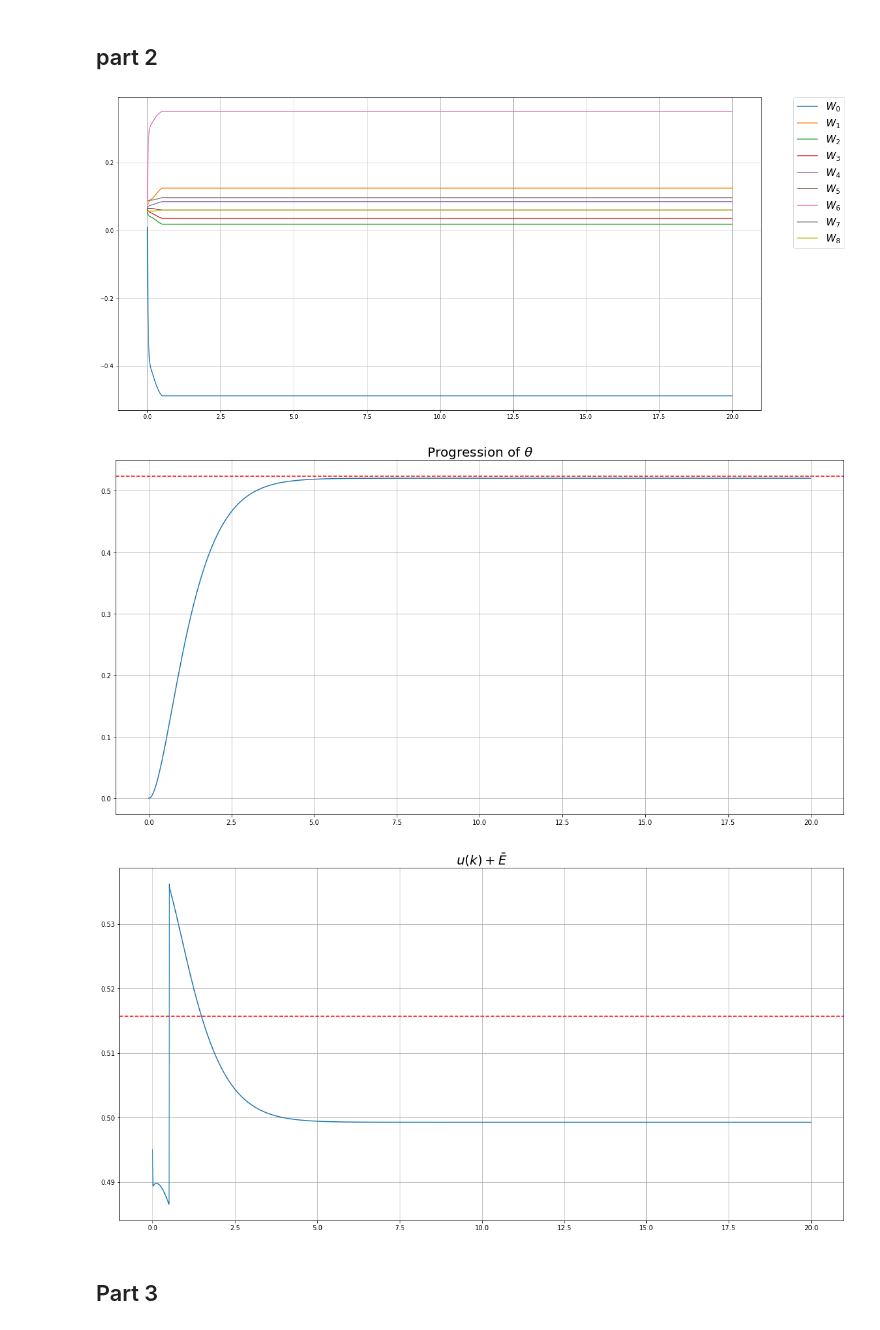
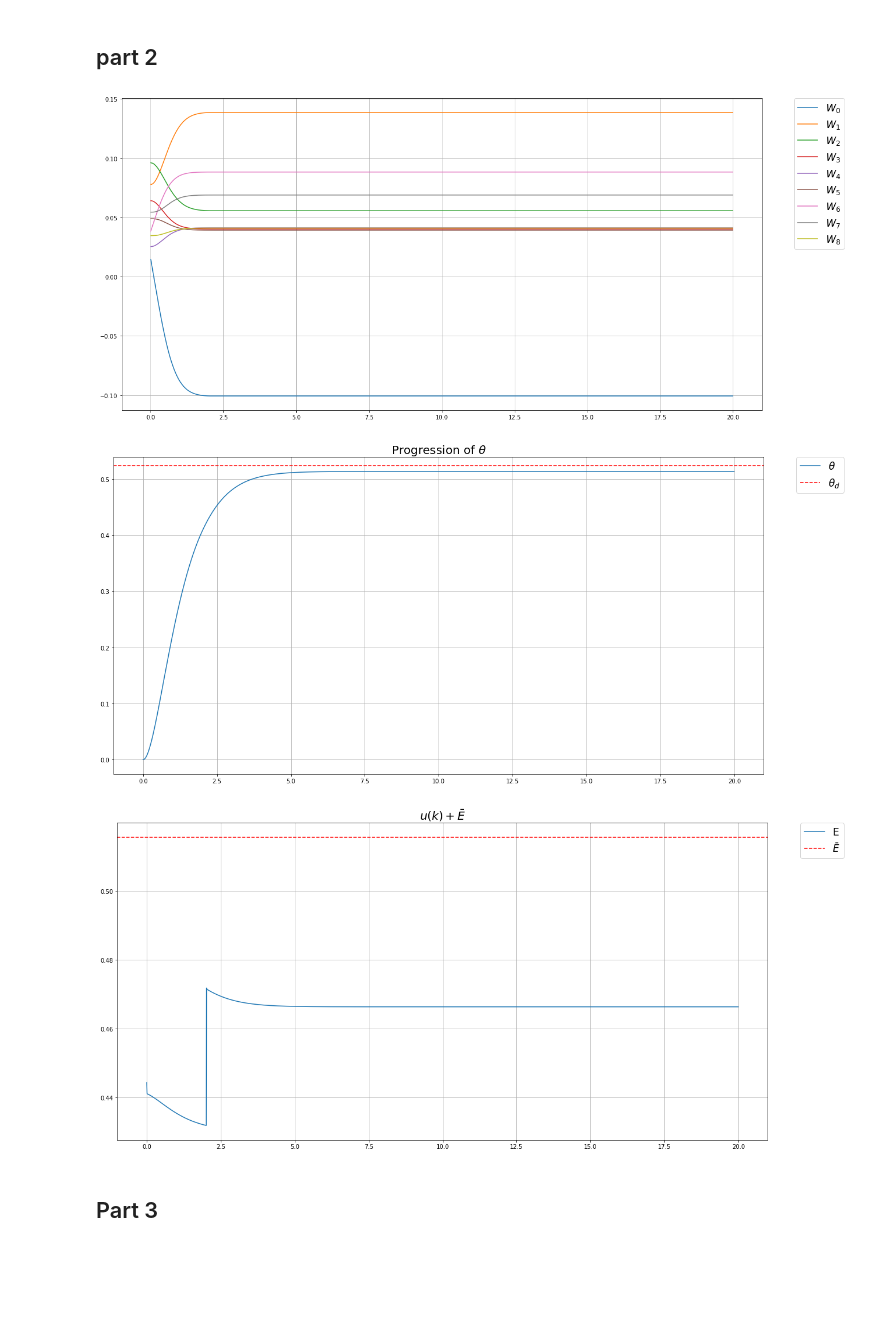
Before and after one commit to cplan082-tech/Adaptive_Control, a Jupyter notebook: assignments/final/Plante_Clive_final.ipynb, the cells around one changed output. Cells and saved outputs as stored; diff of their text form; code cells hidden in the pictures; blank space fills up the shorter version.

```diff
--- a/assignments/final/Plante_Clive_final.ipynb
+++ b/assignments/final/Plante_Clive_final.ipynb
@@ -131,11 +105,47 @@ def ploting(Weights, xk, lst_u, t, NL):
+# %%
+def ploting(Weights, xk, lst_u, t, NL, legend):
+
+    for j in range(NL):
+        plt.plot(t, [float((Weights[i][j]).reshape(())) for i in range(len(Weights))])
+
+
+    plt.grid()
+    plt.legend(bbox_to_anchor=(1.05, 1),
+                   loc=2,
+                   borderaxespad=0,
+                   labels=[f"${legend}_{i}$" for i in range(NL)],
+                   fontsize='xx-large')
+    plt.show()
+
+    theta = [(float(xk[i][0]) + theta_d_val) for i in range(len(xk))]
+    plt.grid()
+    plt.plot(t, theta)
+    plt.axhline(y=theta_d_val, color='r', linestyle='--')
+    plt.title("Progression of $\\theta$", fontsize=20)
+    plt.legend(bbox_to_anchor=(1.05, 1),
+                   loc=2,
+                   borderaxespad=0,
+                   labels=["$\\theta$", "$\\theta_d$"],
+                   fontsize='xx-large')
+    plt.show()
+
+    plt.plot(t, lst_u+E_bar)
+    plt.axhline(y=abs(E_bar), color='r', linestyle='--')
+    plt.grid()
+    plt.title("$u(k) + \\bar{E}$", fontsize=20)
+    plt.legend(bbox_to_anchor=(1.05, 1),
+                   loc=2,
+                   borderaxespad=0,
+                   labels=["E", "$\\bar{E}$"],
+                   fontsize='xx-large')
 # %%
 stop_time = 20 # in seconds
 cycles = int(stop_time//Ts)
 cnt_limit = 1000
-eps = 1e-3
+eps = 1e-5
 
 gamma = 0.9
-alpha = 1
+alpha = 0.01
 
 theta0 = 0
 w0 = 0
@@ -189,37 +199,37 @@ while (k < cycles):
     Phi = lst_phi[-1].T # Phi(x_k) (column vec)
     xk.append(f_xk_func(*xk[-1].T.tolist()[0]) + g_xk_subd*lst_u[-1]) # Measurment
     lst_phi.append(phi_func(*xk[-1].T.tolist()[0])) # phi(x_(k+1)
     rk = (xk[-2].T@q@xk[-2]).reshape(()) + R*lst_u[-1]**2 + gamma*lst_phi[-1]@W[-1] # r(x_k)
 
     cnt = 0 # value loop counter
     # value loop
     while (~(abs(Wji - W[-1]) < eps).all() & (cnt < cnt_limit)):
         k+=1
         t.append(k*Ts)
         Wji = W[-1] # store previous weights for next comparison
         W.append(Wji - alpha*Phi*(Phi.T@Wji - rk)) # gradient decent learning for W_(j+1)^(i+1)
         xk.append(f_xk_func(*xk[-1].T.tolist()[0]) + g_xk_subd*lst_u[-1]) # Measurment
 
         # control input using the weights found before entering value loop
         lst_u.append(float((-gamma/(2*R)*g_xk_subd.T@del_phi_func(*xk[-2].T.tolist()[0])@W[Wj_idx])
                            .reshape(())))
 
         Phi = lst_phi[-1].T # Phi(x_k) (column vec)
         lst_phi.append(phi_func(*xk[-1].T.tolist()[0])) # phi(x_(k+1))
 
         # cost using weights found before entering value loop
         rk = (xk[-2].T@q@xk[-2]).reshape(()) + R*lst_u[-1]**2 + gamma*lst_phi[-1]@W[Wj_idx]
         cnt+=1
 
     # append one more time to ensure W, lst_u and t are same length (for ploting)
     W.append(W[-1])
     lst_u.append(float((-gamma/(2*R)*g_xk_subd.T@del_phi_func(*xk[-1].T.tolist()[0])@W[-1]).reshape(())))
 
-ploting(W, xk, lst_u, t, NL) #function declared above
+ploting(W, xk, lst_u, t, NL, "W") #function declared above
 # %% [output]
-[figure, old version]
+[figure, new version]
-[figure, old version]
+[figure, new version]
-[figure, old version]
+[figure, new version]
 # %% [markdown]
 ## Part 3
 # %%
```
Also changed, not shown: parts of 8 cells of this notebook.
